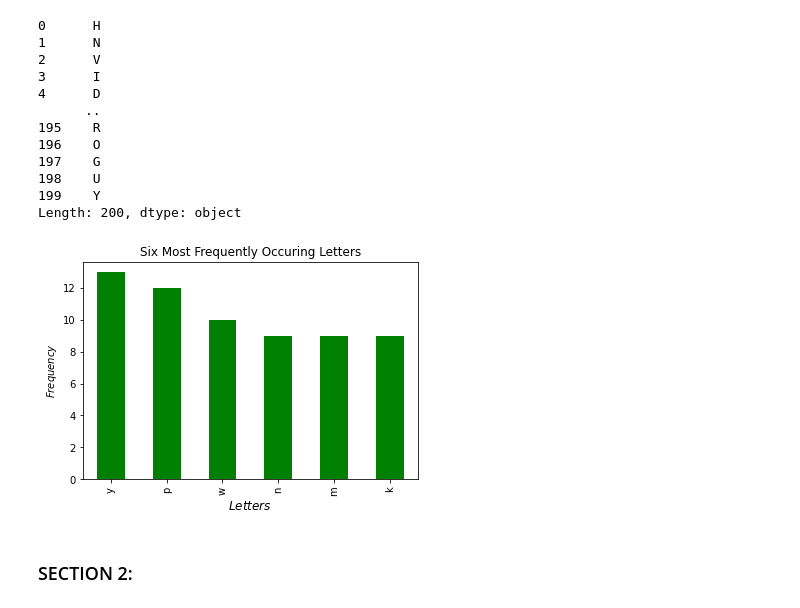
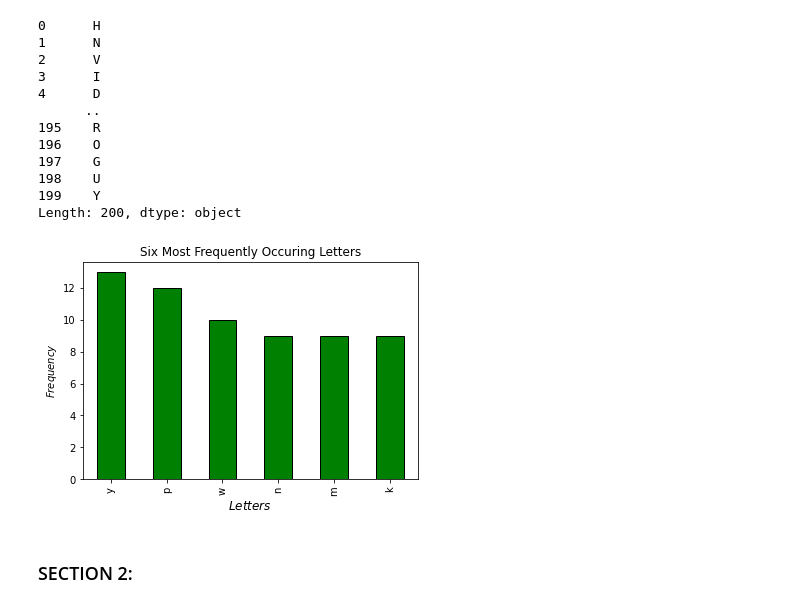
Before and after one commit to natasharivers/numpy-pandas-visualization-exercises, a Jupyter notebook: pandas_series.ipynb, the cells around one changed output. Drawn from its saved outputs; the diff is of its cells as text; code cells hidden in the pictures.

```diff
--- a/pandas_series.ipynb
+++ b/pandas_series.ipynb
@@ -483,14 +486,14 @@ letters_series.str.upper()
 Length: 200, dtype: object
 # %%
 #6 Create a bar plot of the frequencies of the 6 most commonly occuring letters.
-letters_series.value_counts().head(6).plot.bar(color ='green', width =.5)
+letters_series.value_counts().head(6).plot.bar(color ='green', ec= 'black', width =.5)
 plt.title('Six Most Frequently Occuring Letters')
 plt.xlabel('$Letters$', size = 12)
 plt.ylabel('$Frequency$')
 
 plt.show()
 # %% [output]
-[figure, old version]
+[figure, new version]
 # %% [markdown]
 ### SECTION 2:
 # %%
```
Also changed, not shown: parts of 24 cells of this notebook.
